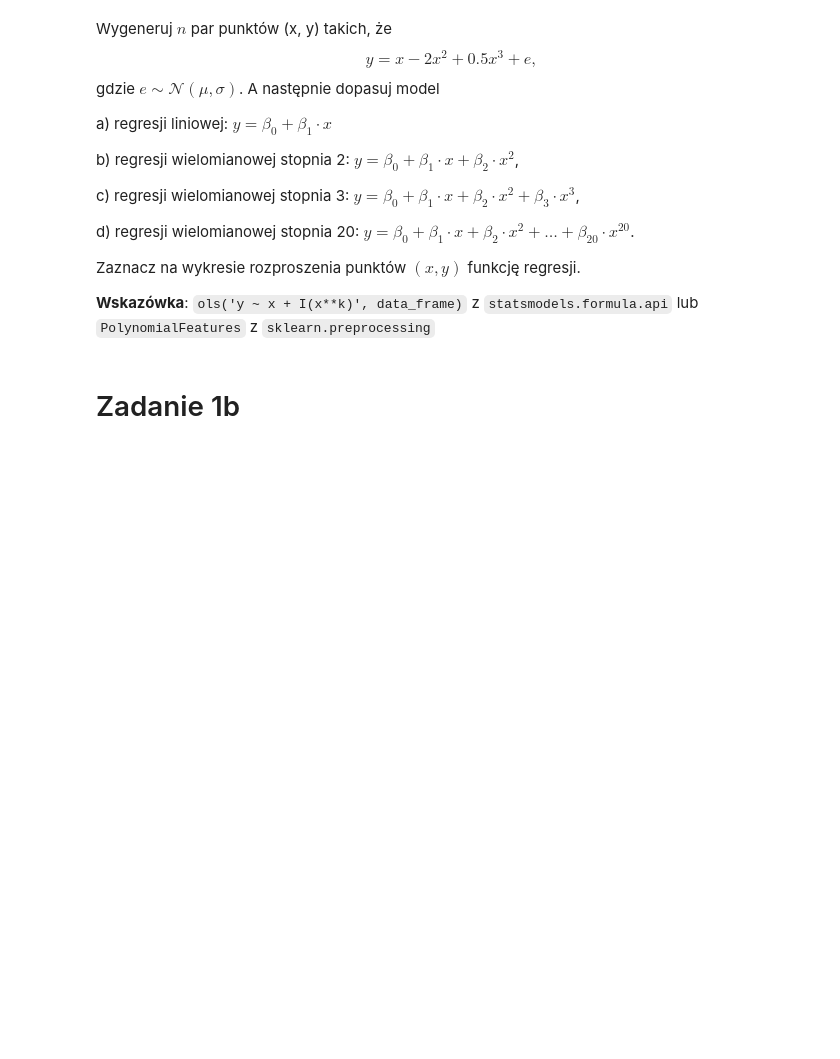
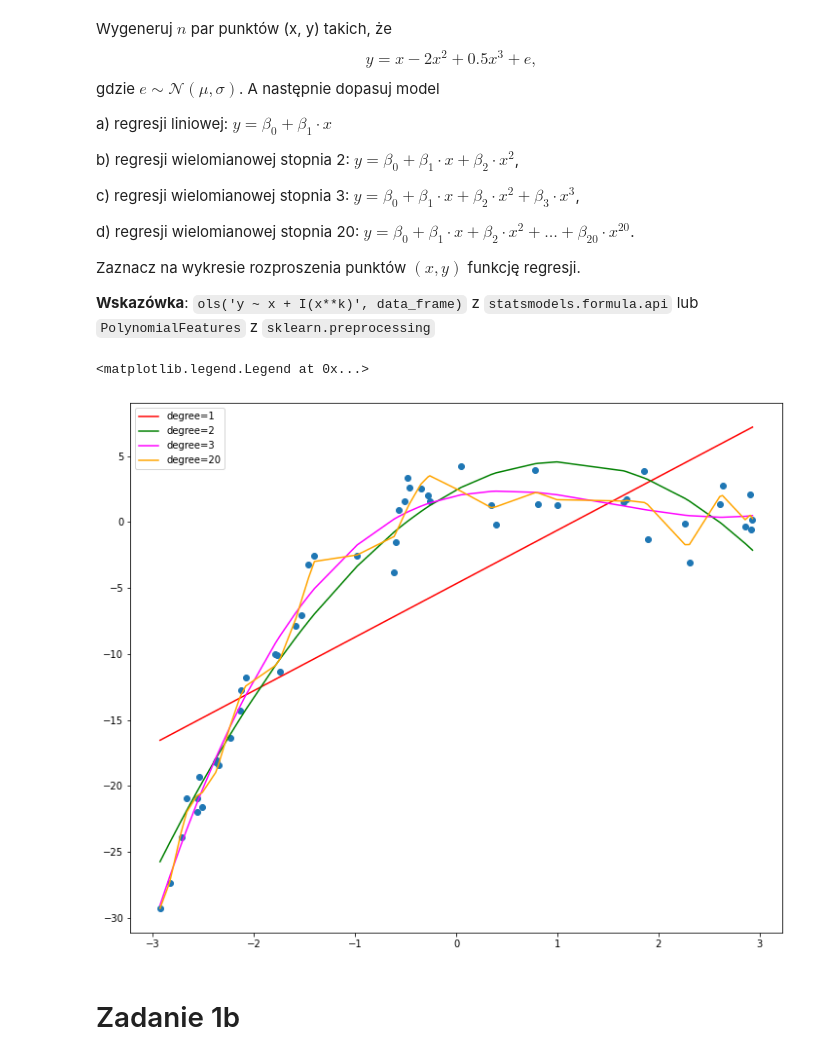
Before and after one commit to mdabrowski-phd/ds250223_regul, a Jupyter notebook: 01_regularyzacja/01_regularyzacja_model_regresji.ipynb, the cells around one changed output. Cells and saved outputs as stored; diff of their text form; code cells hidden in the pictures; blank space fills up the shorter version.

```diff
--- a/01_regularyzacja/01_regularyzacja_model_regresji.ipynb
+++ b/01_regularyzacja/01_regularyzacja_model_regresji.ipynb
@@ -43,33 +43,36 @@ Zaznacz na wykresie rozproszenia punktów $(x, y)$ funkcję regresji.
 
 **Wskazówka**: `ols('y ~ x + I(x**k)', data_frame)` z `statsmodels.formula.api` lub `PolynomialFeatures` z `sklearn.preprocessing`
 # %%
-# #generujemy dane
-# n = 50
-# x = stats.uniform.rvs(size=n, loc=-3, scale=6)
-# y = x - 2 * (x ** 2) + 0.5 * (x ** 3) + stats.norm.rvs(size=n, loc=2, scale=2)
+#generujemy dane
+n = 50
+x = stats.uniform.rvs(size=n, loc=-3, scale=6)
+y = x - 2 * (x ** 2) + 0.5 * (x ** 3) + stats.norm.rvs(size=n, loc=2, scale=2)
 # %%
-# #rysujemy dopasowanie dla modeli wielomianowych o rzędzie wielomianu równym: 1, 2, 3 i 20
-# import operator
+#rysujemy dopasowanie dla modeli wielomianowych o rzędzie wielomianu równym: 1, 2, 3 i 20
+import operator
 
-# colors = ['red', 'green', 'magenta', 'orange']
-# degrees = [1, 2, 3, 20]
+colors = ['red', 'green', 'magenta', 'orange']
+degrees = [1, 2, 3, 20]
 
-# plt.scatter(x, y)
-# sort_axis = operator.itemgetter(0)
+plt.scatter(x, y)
+sort_axis = operator.itemgetter(0)
 
-# for i, deg in enumerate(degrees):
-#     if deg == 1:
-#         X = add_constant(x, prepend=True, has_constant='skip')
-#     else:
-#         polynomial_features = PolynomialFeatures(degree=deg)
-#         X = polynomial_features.fit_transform(x.reshape(-1, 1))
-#     model = OLS(endog=y, exog=X).fit()
+for i, deg in enumerate(degrees):
+    if deg == 1:
+        X = add_constant(x, prepend=True, has_constant='skip')
+    else:
+        polynomial_features = PolynomialFeatures(degree=deg)
+        X = polynomial_features.fit_transform(x.reshape(-1, 1))
+    model = OLS(endog=y, exog=X).fit()
 
-#     sorted_zip = sorted(zip(x, model.fittedvalues), key=sort_axis)
-#     x_range, y_poly_pred = zip(*sorted_zip)
-#     plt.plot(x_range, y_poly_pred, color=colors[i], label="degree={}".format(deg))
+    sorted_zip = sorted(zip(x, model.fittedvalues), key=sort_axis)
+    x_range, y_poly_pred = zip(*sorted_zip)
+    plt.plot(x_range, y_poly_pred, color=colors[i], label="degree={}".format(deg))
 
-# plt.legend()
+plt.legend()
+# %% [output]
+<matplotlib.legend.Legend at 0x...>
+[figure, added]
 # %% [markdown]
 # Zadanie 1b
 # %% [markdown]
```
Also changed, not shown: parts of 29 cells of this notebook, 2 other files.
